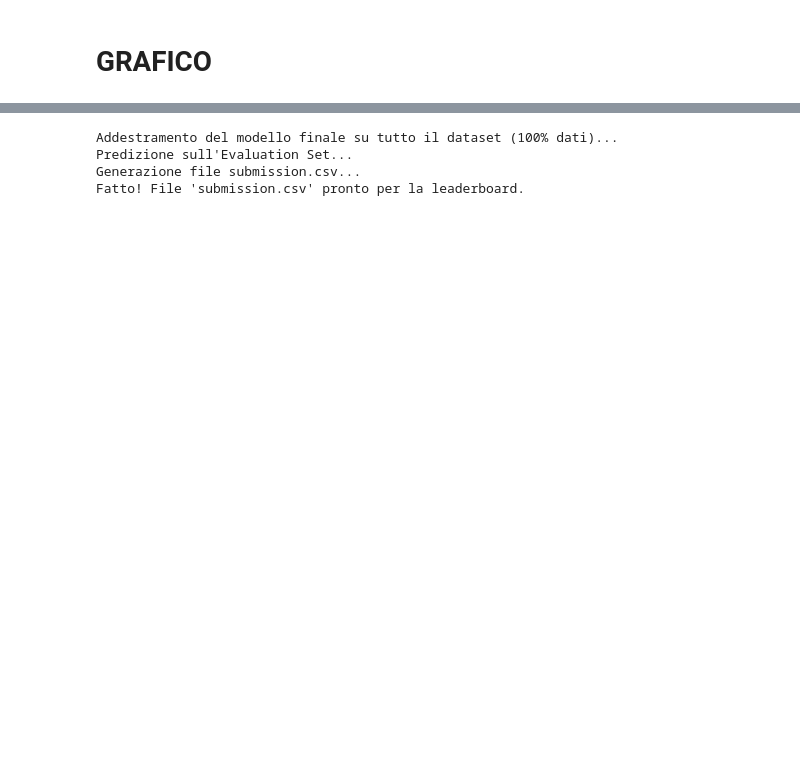
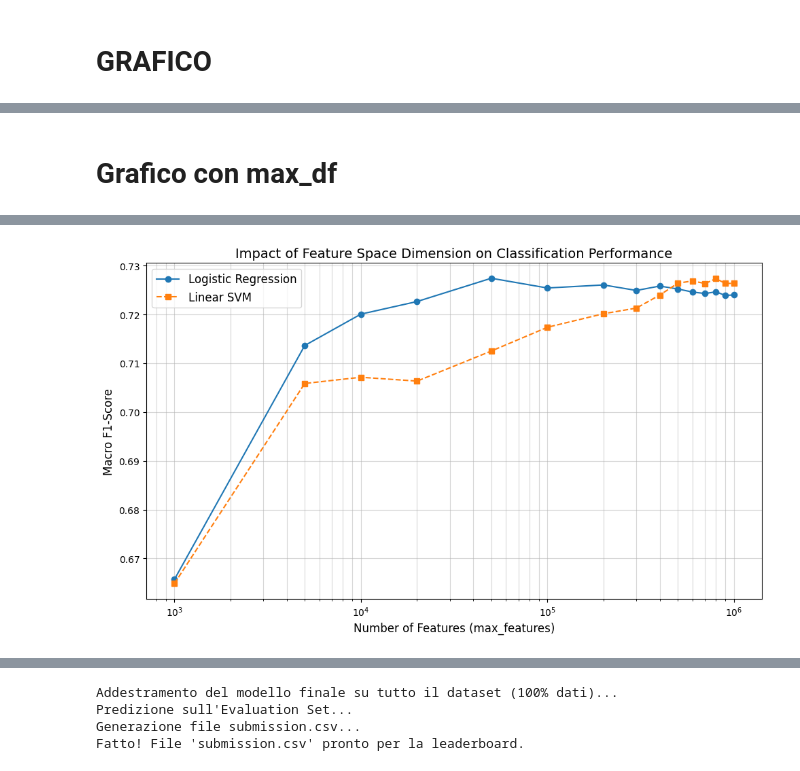
Before and after one commit to strafabio1/news-topic-classification, a Jupyter notebook: analysis.ipynb, the cells around one changed output, grey strips where cells are left out. Cells and saved outputs as stored; diff of their text form; code cells hidden in the pictures; blank space fills up the shorter version.

```diff
--- a/analysis.ipynb
+++ b/analysis.ipynb
@@ -423,0 +459,66 @@ LR:  Best Macro F1 = 0.7258 using max_features = 100000
+# %% [markdown]
+# Grafico con max_df
+# %%
+# 1. Definizione dello split 80/20 (Hold-out strategy per l'analisi del parametro)
+# È FONDAMENTALE usare stratify=y per mantenere le proporzioni delle classi
+print("Splitting dataset...")
+X_train, X_val, y_train, y_val = train_test_split(
+    X, y, test_size=0.2, random_state=42, stratify=y
+)
+
+# 2. Definizione dei valori da testare
+# Consiglio accademico: usate una scala logaritmica o geometrica per coprire ordini di grandezza diversi.
+# Testiamo da 1.000 a 300.000 feature. Oltre 100-200k raramente c'è guadagno in F1-Macro.
+max_features_list = [1000, 5000, 10000, 20000, 50000, 100000, 200000, 300000, 400000, 500000, 600000, 700000, 800000, 900000, 1000000]
+
+scores_lr = []
+scores_svm = []
+
+print("Starting sensitivity analysis on max_features...")
+
+for max_feat in max_features_list:
+    print(f"Testing max_features={max_feat}...")
+
+    # Ricostruiamo il preprocessor con il parametro corrente
+    # NOTA: Assicuratevi che il preprocessor sia definito correttamente prima
+    # Qui assumo una struttura standard basata sul vostro snippet
+
+    preprocessor.set_params(txt__max_features=max_feat)
+    preprocessor.set_params(txt__max_df=0.5)
+
+    # Pipeline SVM
+    pipe_svm = Pipeline([
+        ('preprocessor', preprocessor),
+        ('clf', LinearSVC(class_weight='balanced', random_state=42, dual=False))
+    ])
+
+    # Pipeline LogReg
+    pipe_lr = Pipeline([
+        ('preprocessor', preprocessor),
+        ('clf', LogisticRegression(class_weight='balanced', random_state=42, max_iter=1000))
+    ])
+
+    # Fit e Score su SVM
+    pipe_svm.fit(X_train, y_train)
+    y_pred_svm = pipe_svm.predict(X_val)
+    scores_svm.append(f1_score(y_val, y_pred_svm, average='macro'))
+
+    # Fit e Score su LogReg
+    pipe_lr.fit(X_train, y_train)
+    y_pred_lr = pipe_lr.predict(X_val)
+    scores_lr.append(f1_score(y_val, y_pred_lr, average='macro'))
+
+# 3. Plotting
+plt.figure(figsize=(10, 6))
+plt.plot(max_features_list, scores_lr, label='Logistic Regression', marker='o', linestyle='-')
+plt.plot(max_features_list, scores_svm, label='Linear SVM', marker='s', linestyle='--')
+
+plt.title('Impact of Feature Space Dimension on Classification Performance', fontsize=14)
+plt.xlabel('Number of Features (max_features)', fontsize=12)
+plt.ylabel('Macro F1-Score', fontsize=12)
+plt.grid(True, which="both", ls="-", alpha=0.5)
+plt.legend(fontsize=12)
+plt.xscale('log') # Fondamentale se spaziate molto i valori
+plt.tight_layout()
+plt.show()
+# %% [output]
@@ -423,0 +542 @@ LR:  Best Macro F1 = 0.7258 using max_features = 100000
+[figure, added]
```
Also changed, not shown: parts of 17 cells of this notebook.
